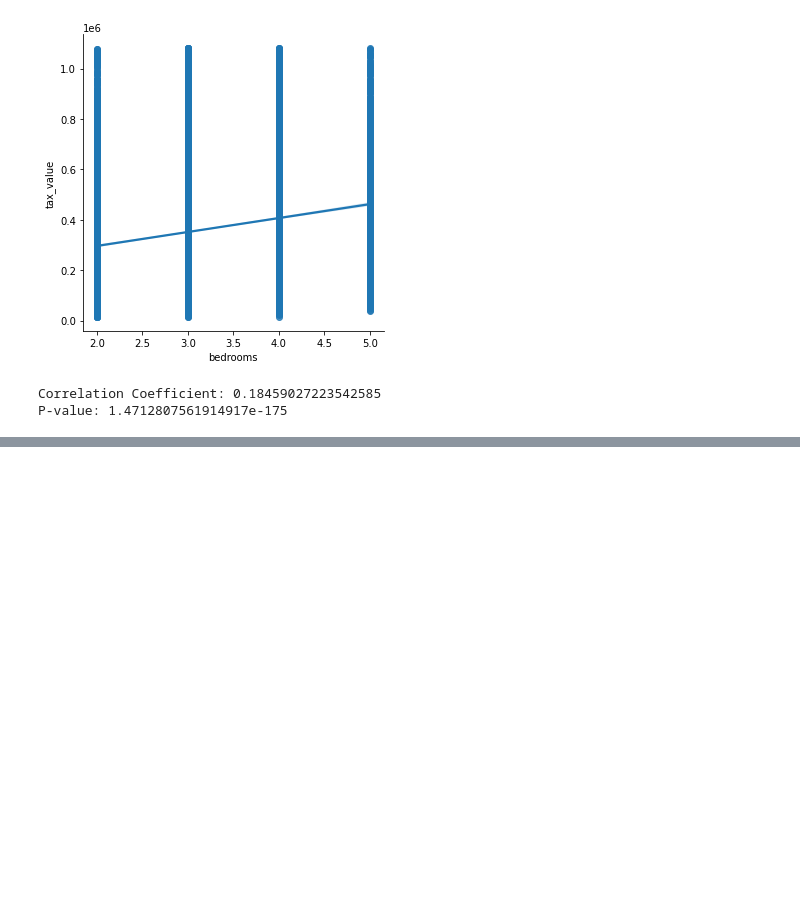
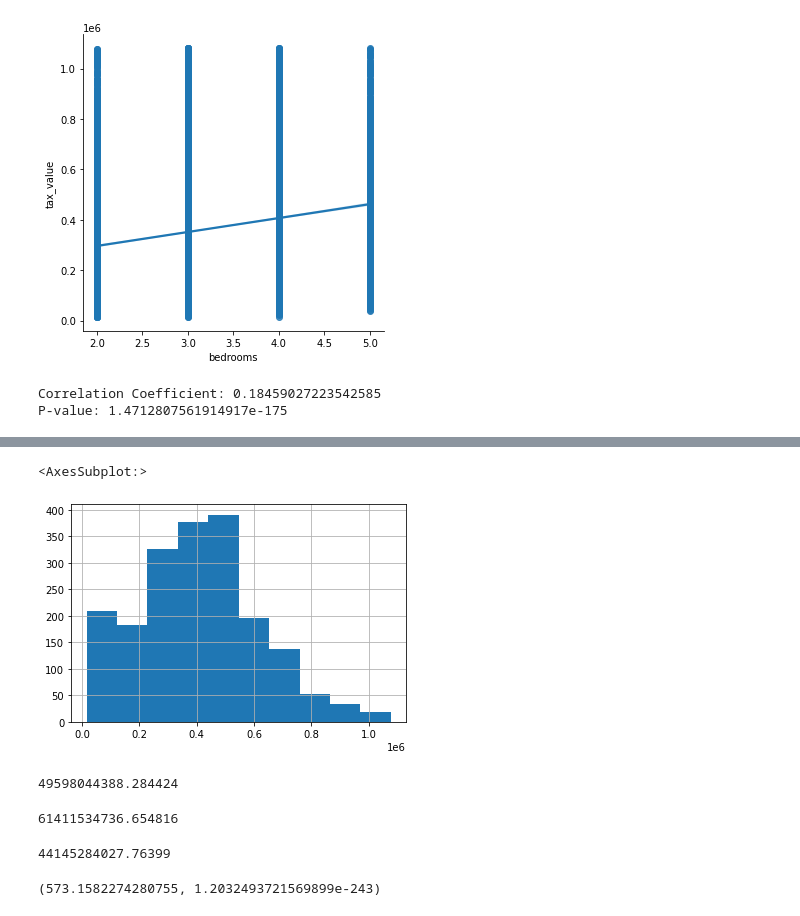
Before and after one commit to watermanbrandyn/regression_project, a Jupyter notebook: regression_workbook.ipynb, the cells around one changed output, grey strips where cells are left out. Drawn from its saved outputs; the diff is of its cells as text; code cells hidden in the pictures; blank space fills up the shorter version.

```diff
--- a/regression_workbook.ipynb
+++ b/regression_workbook.ipynb
@@ -837,0 +923,5 @@ P-value: 1.4712807561914917e-175
+# %%
+tax11.tax_value.hist()
+# %% [output]
+<AxesSubplot:>
+[figure, added]
@@ -837,0 +931,12 @@ P-value: 1.4712807561914917e-175
+# %%
+tax37.tax_value.var()
+# %% [output]
+49598044388.284424
+# %%
+tax59.tax_value.var()
+# %% [output]
+61411534736.654816
+# %%
+tax11.tax_value.var()
+# %% [output]
+44145284027.76399
@@ -837,0 +955,4 @@ P-value: 1.4712807561914917e-175
+# %%
+f, p
+# %% [output]
+(573.1582274280755, 1.2032493721569899e-243)
```
Also changed, not shown: parts of 24 cells of this notebook.
